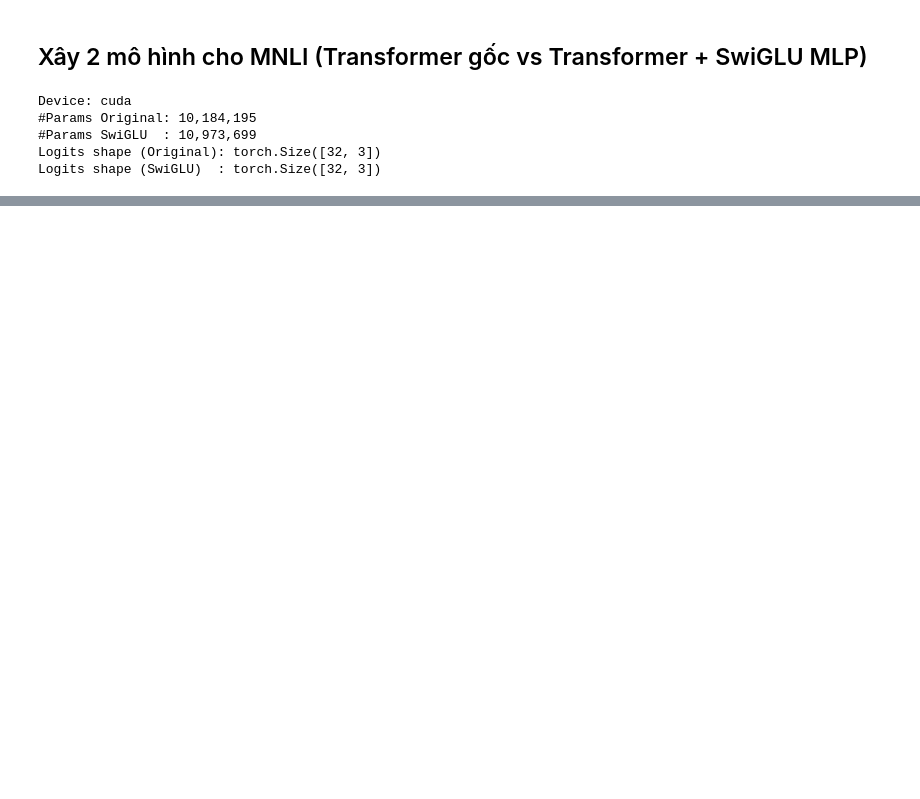
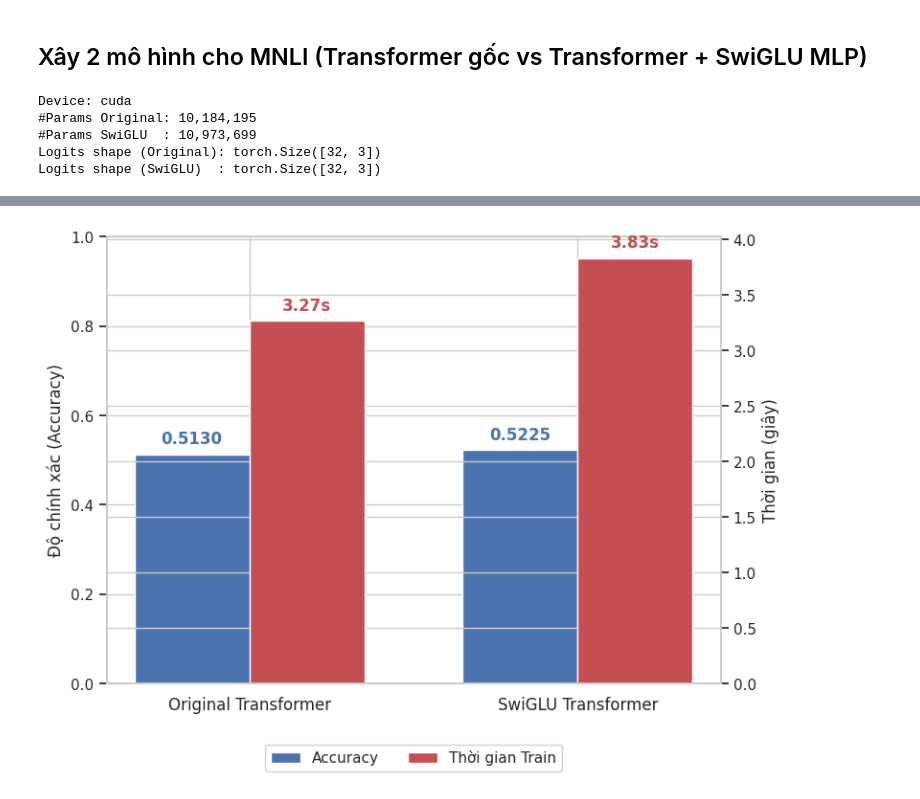
Before and after one commit to NhanThiencoder/SWIGLU_MLP_Architecture, a Jupyter notebook: Group_4_2.ipynb, the cells around one changed output, grey strips where cells are left out. Drawn from its saved outputs; the diff is of its cells as text; code cells hidden in the pictures; blank space fills up the shorter version.

```diff
--- a/Group_4_2.ipynb
+++ b/Group_4_2.ipynb
@@ -478,0 +643,14 @@ Logits shape (SwiGLU)  : torch.Size([32, 3])
+# %%
+# %%
+# --- FINAL TRAINING VỚI CONFIG TỐT NHẤT ---
+# (Sau khi xem bảng trên, cập nhật BEST_LR và BEST_DROPOUT tương ứng)
+BEST_LR      = 3e-4
+NUM_EPOCHS   = 10
+
+history_original = run_training(model_original, "Original Transformer",
+                                train_dataloader, val_matched_dataloader,
+                                num_epochs=NUM_EPOCHS, lr=BEST_LR, device=device)
+
+history_swiglu   = run_training(model_swiglu, "SwiGLU Transformer",
+                                train_dataloader, val_matched_dataloader,
+                                num_epochs=NUM_EPOCHS, lr=BEST_LR, device=device)
@@ -478,0 +713,82 @@ Logits shape (SwiGLU)  : torch.Size([32, 3])
+# %%
+import time
+import matplotlib.pyplot as plt
+import numpy as np
+import torch
+
+# Lấy độ chính xác tốt nhất (Validation Accuracy) từ history
+acc_original = max(history_original["val_acc"])
+acc_swiglu = max(history_swiglu["val_acc"])
+
+# Hàm đo lường thời gian huấn luyện
+def measure_train_time(model, dataloader, num_batches=100):
+  model.train()
+  criterion = torch.nn.CrossEntropyLoss()
+  optimizer = torch.optim.AdamW(model.parameters(), lr=3e-4)
+
+  start_time = time.time()
+  for i, batch in enumerate(dataloader):
+        if i >= num_batches:
+            break
+        input_ids = batch["input_ids"].to(device)
+        attention_mask = batch["attention_mask"].to(device)
+        token_type_ids = batch.get("token_type_ids")
+        if token_type_ids is not None:
+            token_type_ids = token_type_ids.to(device)
+        labels = batch["labels"].to(device)
+
+        optimizer.zero_grad()
+        logits = model(input_ids, attention_mask=attention_mask, token_type_ids=token_type_ids)
+        loss = criterion(logits, labels)
+        loss.backward()
+        optimizer.step()
+
+  return time.time() - start_time
+
+time_original = measure_train_time(model_original, train_dataloader)
+time_swiglu = measure_train_time(model_swiglu, train_dataloader)
+
+# --- BIỂU ĐỒ SO SÁNH ---
+labels = ['Original Transformer', 'SwiGLU Transformer']
+acc_scores = [acc_original, acc_swiglu]
+times = [time_original, time_swiglu]
+
+fig, ax1 = plt.subplots(figsize=(8, 6))
+
+# Cột cho độ chính xác (Accuracy)
+bar_width = 0.35
+x = np.arange(len(labels))
+rects1 = ax1.bar(x - bar_width/2, acc_scores, bar_width, label='Accuracy', color='#4C72B0')
+
+ax1.set_ylabel('Độ chính xác (Accuracy)')
+ax1.set_ylim(0, 1.0)
+ax1.set_xticks(x)
+ax1.set_xticklabels(labels, fontsize=12)
+
+# Cột cho thời gian huấn luyện
+ax2 = ax1.twinx()
+rects2 = ax2.bar(x + bar_width/2, times, bar_width, label='Thời gian Train', color='#C44E52')
+ax2.set_ylabel('Thời gian (giây)')
+
+# Thêm tiêu đề và chú thích
+lines_1, labels_1 = ax1.get_legend_handles_labels()
+lines_2, labels_2 = ax2.get_legend_handles_labels()
+
+# Đặt chú thích nằm ở giữa, ngay dưới đáy biểu đồ (ngoài vùng hiển thị cột)
+ax1.legend(lines_1 + lines_2, labels_1 + labels_2, loc='upper center', bbox_to_anchor=(0.5, -0.12), ncol=2, framealpha=0.9)
+
+# Ghi chú chỉ số trực tiếp lên các cột
+for rect in rects1:
+    height = rect.get_height()
+    ax1.annotate(f'{height:.4f}', xy=(rect.get_x() + rect.get_width() / 2, height),
+                xytext=(0, 5), textcoords="offset points", ha='center', va='bottom', color='#4C72B0', fontweight='bold')
+
+for rect in rects2:
+    height = rect.get_height()
+    ax2.annotate(f'{height:.2f}s', xy=(rect.get_x() + rect.get_width() / 2, height),
+                xytext=(0, 5), textcoords="offset points", ha='center', va='bottom', color='#C44E52', fontweight='bold')
+
+plt.tight_layout()
+plt.show()
+# %% [output]
+[figure, added]
```
Also changed, not shown: parts of 14 cells of this notebook.
